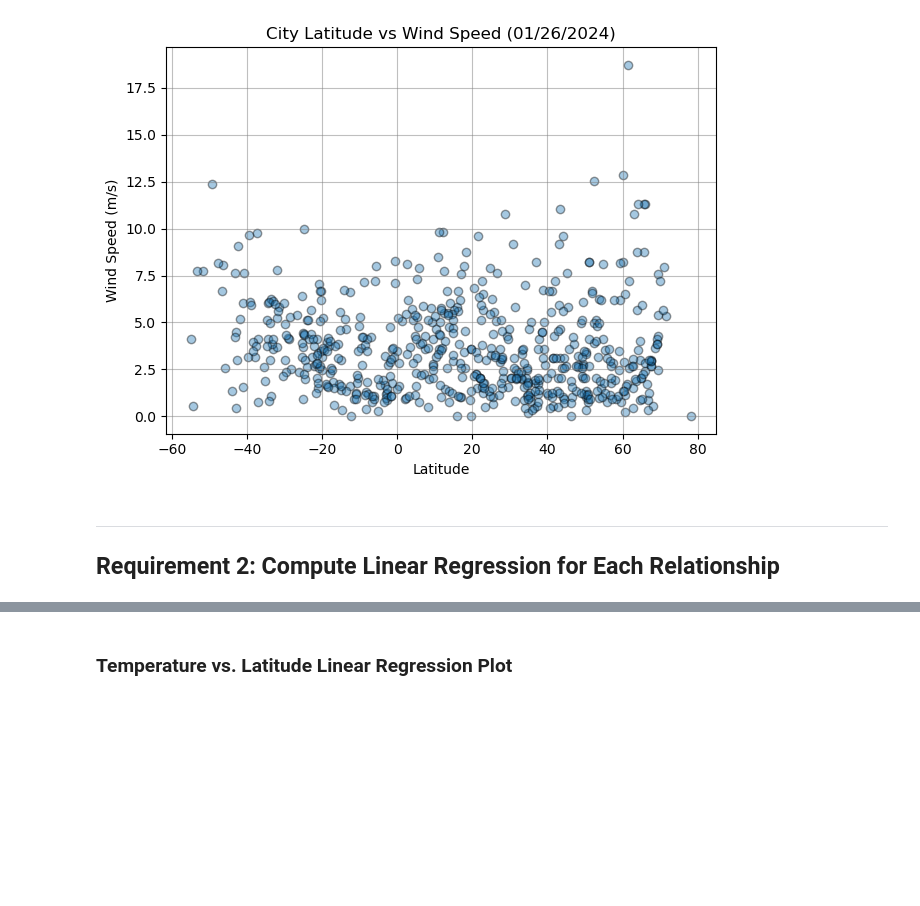
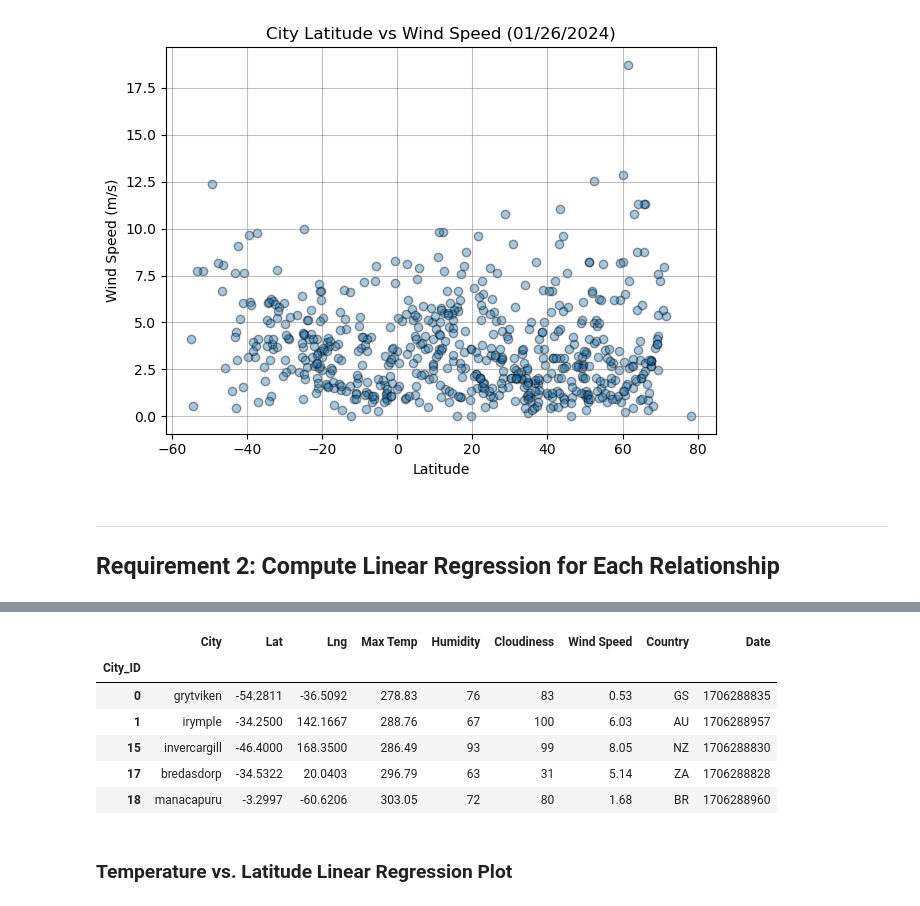
Before and after one commit to byTravis/Module6_API-Challenge, a Jupyter notebook: WeatherPy_TravisCook.ipynb, the cells around one changed output, grey strips where cells are left out. Cells and saved outputs as stored; diff of their text form; code cells hidden in the pictures; blank space fills up the shorter version.

```diff
--- a/WeatherPy_TravisCook.ipynb
+++ b/WeatherPy_TravisCook.ipynb
@@ -339,8 +354,16 @@ northern_hemi_df.head()
 # %%
 # Create a DataFrame with the Southern Hemisphere data (Latitude < 0)
-# YOUR CODE HERE
+southern_hemi_df = city_data_df.loc[city_data_df["Lat"] < 0, :]
 
 # Display sample data
 southern_hemi_df.head()
+# %% [output]
+|  | City | Lat | Lng | Max Temp | Humidity | Cloudiness | Wind Speed | Country | Date |
+| City_ID |  |  |  |  |  |  |  |  |  |
+| 0 | grytviken | -54.2811 | -36.5092 | 278.83 | 76 | 83 | 0.53 | GS | 1706288835 |
+| 1 | irymple | -34.2500 | 142.1667 | 288.76 | 67 | 100 | 6.03 | AU | 1706288957 |
+| 15 | invercargill | -46.4000 | 168.3500 | 286.49 | 93 | 99 | 8.05 | NZ | 1706288830 |
+| 17 | bredasdorp | -34.5322 | 20.0403 | 296.79 | 63 | 31 | 5.14 | ZA | 1706288828 |
+| 18 | manacapuru | -3.2997 | -60.6206 | 303.05 | 72 | 80 | 1.68 | BR | 1706288960 |
 # %% [markdown]
 ###  Temperature vs. Latitude Linear Regression Plot
```
Also changed, not shown: parts of 7 cells of this notebook, 2 other files.
